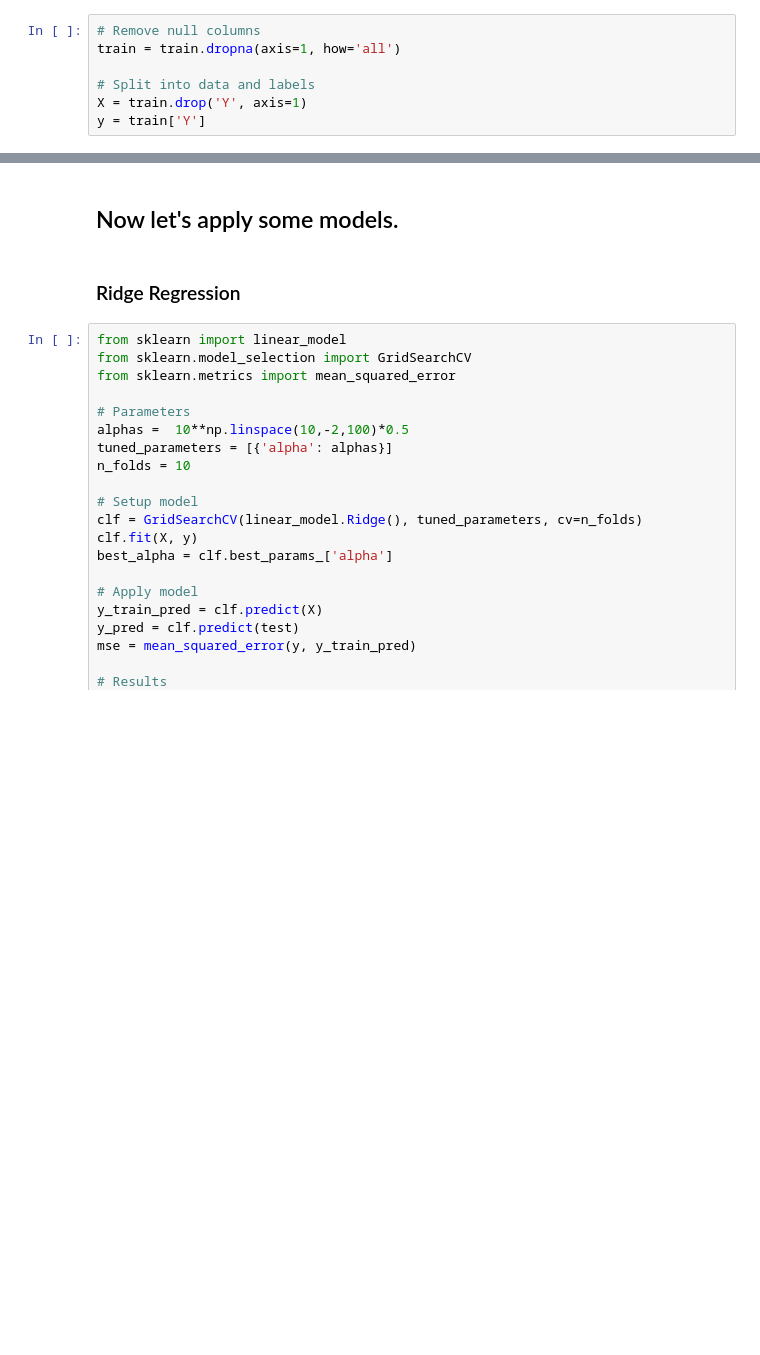
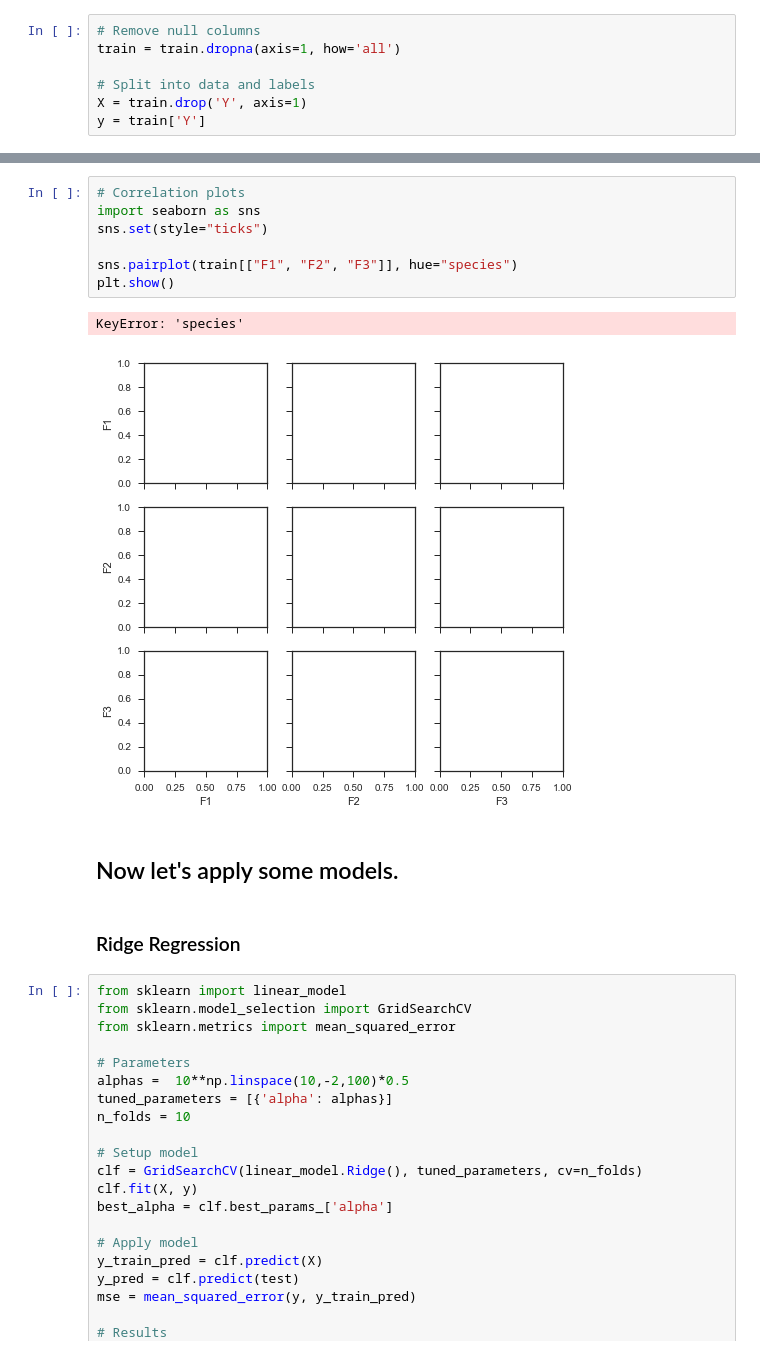
Before and after one commit to mkogerd/kaggle-midterm, a Jupyter notebook: Darden_KaggleMidterm.ipynb, the cells around one changed output, grey strips where cells are left out. Cells and saved outputs as stored; diff of their text form; blank space fills up the shorter version.

```diff
--- a/Darden_KaggleMidterm.ipynb
+++ b/Darden_KaggleMidterm.ipynb
@@ -52,3 +88,13 @@ y = train['Y']
+# %%
+# Correlation plots
+import seaborn as sns
+sns.set(style="ticks")
+
+sns.pairplot(train[["F1", "F2", "F3"]], hue="species")
+plt.show()
+# %% [output]
+KeyError: 'species'
+[figure, added]
 # %% [markdown]
 ## Now let's apply some models.
 # %% [markdown]
```
Also changed, not shown: parts of 6 cells of this notebook.
